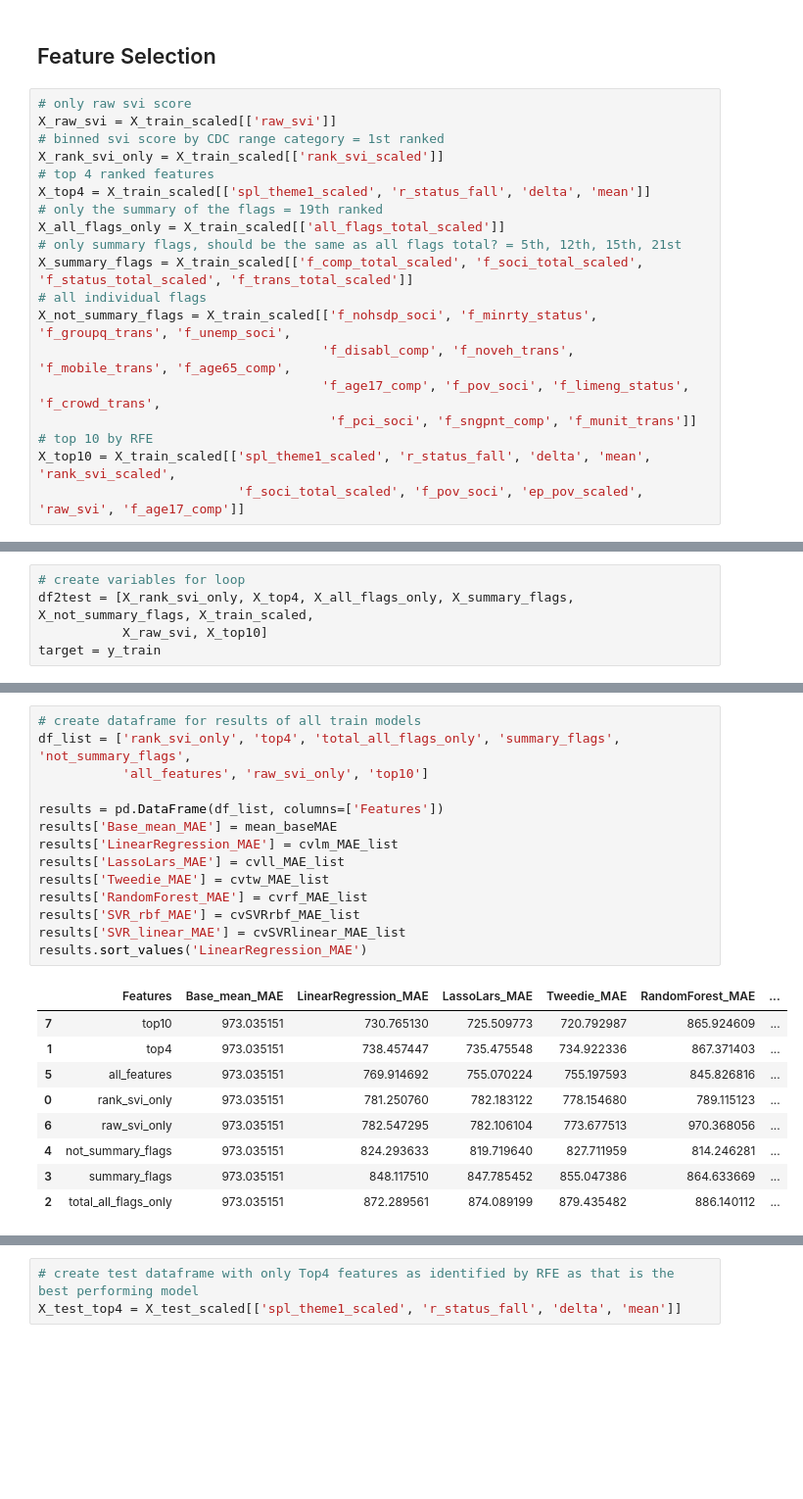
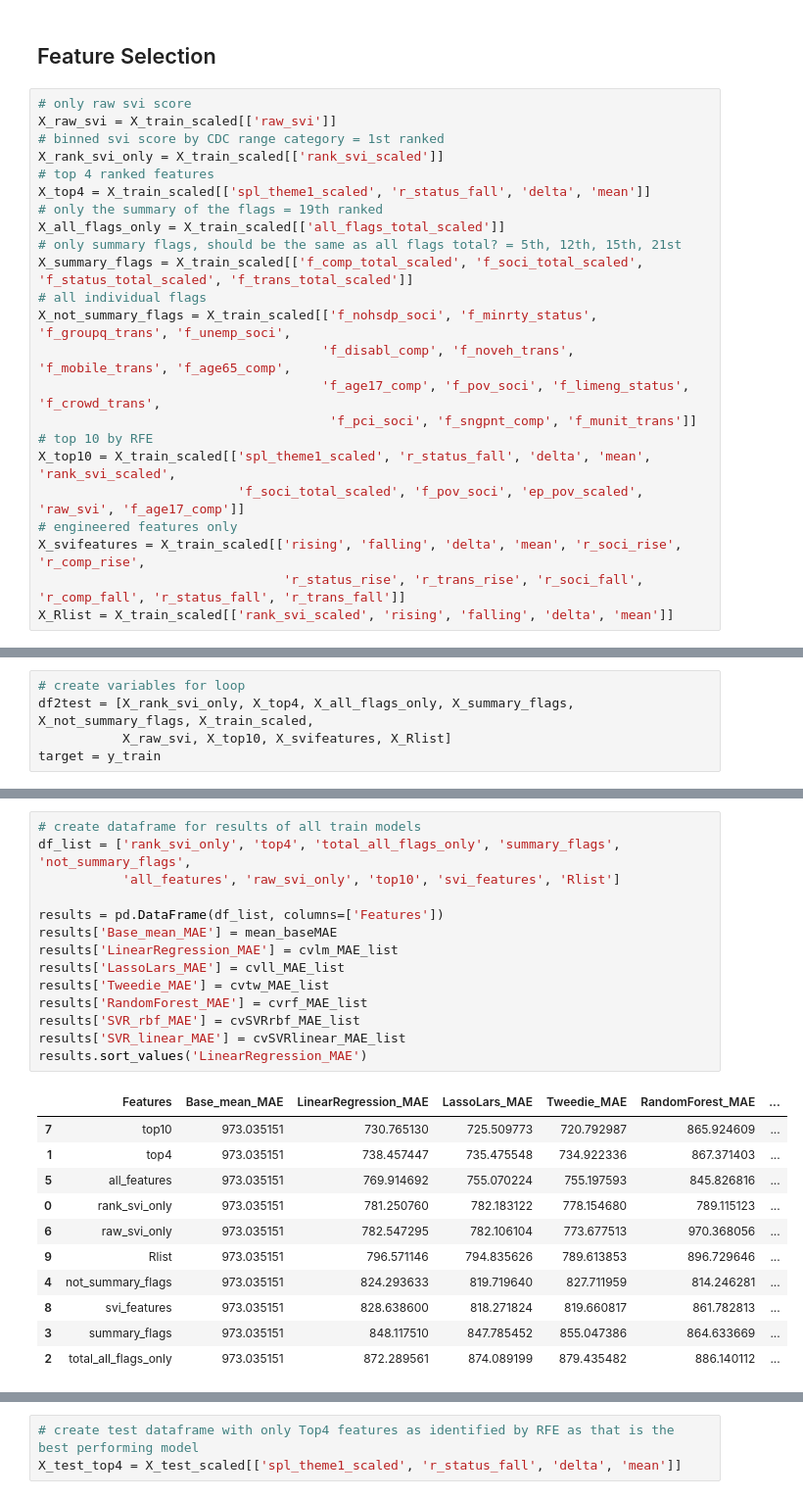
Before and after one commit to SVI-Capstone/svi_capstone, a Jupyter notebook: mvp-sa.ipynb, the cells around one changed output, grey strips where cells are left out. Shown at 98% size. Saved outputs shown, nothing was run; the diff lists cells and outputs as text; blank space fills up the shorter version.

```diff
--- a/mvp-sa.ipynb
+++ b/mvp-sa.ipynb
@@ -276,4 +276,8 @@ X_not_summary_flags = X_train_scaled[['f_nohsdp_soci', 'f_minrty_status', 'f_gro
 # top 10 by RFE
 X_top10 = X_train_scaled[['spl_theme1_scaled', 'r_status_fall', 'delta', 'mean', 'rank_svi_scaled',
                           'f_soci_total_scaled', 'f_pov_soci', 'ep_pov_scaled', 'raw_svi', 'f_age17_comp']]
+# engineered features only
+X_svifeatures = X_train_scaled[['rising', 'falling', 'delta', 'mean', 'r_soci_rise', 'r_comp_rise',
+                                'r_status_rise', 'r_trans_rise', 'r_soci_fall', 'r_comp_fall', 'r_status_fall', 'r_trans_fall']]
+X_Rlist = X_train_scaled[['rank_svi_scaled', 'rising', 'falling', 'delta', 'mean']]
 # %% [markdown]
@@ -285,7 +289,7 @@ X_top10 = X_train_scaled[['spl_theme1_scaled', 'r_status_fall', 'delta', 'mean',
 # %%
 # create variables for loop
 df2test = [X_rank_svi_only, X_top4, X_all_flags_only, X_summary_flags, X_not_summary_flags, X_train_scaled,
-           X_raw_svi, X_top10]
+           X_raw_svi, X_top10, X_svifeatures, X_Rlist]
 target = y_train
 # %%
 # Linear Regression Models
@@ -382,25 +398,27 @@ MAE: 919.083 (862.828)
 # %%
 # create dataframe for results of all train models
 df_list = ['rank_svi_only', 'top4', 'total_all_flags_only', 'summary_flags', 'not_summary_flags',
-           'all_features', 'raw_svi_only', 'top10']
+           'all_features', 'raw_svi_only', 'top10', 'svi_features', 'Rlist']
 
 results = pd.DataFrame(df_list, columns=['Features'])
 results['Base_mean_MAE'] = mean_baseMAE
 results['LinearRegression_MAE'] = cvlm_MAE_list
 results['LassoLars_MAE'] = cvll_MAE_list
 results['Tweedie_MAE'] = cvtw_MAE_list
 results['RandomForest_MAE'] = cvrf_MAE_list
 results['SVR_rbf_MAE'] = cvSVRrbf_MAE_list
 results['SVR_linear_MAE'] = cvSVRlinear_MAE_list
 results.sort_values('LinearRegression_MAE')
 # %% [output]
 |  | Features | Base_mean_MAE | LinearRegression_MAE | LassoLars_MAE | Tweedie_MAE | RandomForest_MAE | ... |
 | 7 | top10 | 973.035151 | 730.765130 | 725.509773 | 720.792987 | 865.924609 | ... |
 | 1 | top4 | 973.035151 | 738.457447 | 735.475548 | 734.922336 | 867.371403 | ... |
 | 5 | all_features | 973.035151 | 769.914692 | 755.070224 | 755.197593 | 845.826816 | ... |
 | 0 | rank_svi_only | 973.035151 | 781.250760 | 782.183122 | 778.154680 | 789.115123 | ... |
 | 6 | raw_svi_only | 973.035151 | 782.547295 | 782.106104 | 773.677513 | 970.368056 | ... |
+| 9 | Rlist | 973.035151 | 796.571146 | 794.835626 | 789.613853 | 896.729646 | ... |
 | 4 | not_summary_flags | 973.035151 | 824.293633 | 819.719640 | 827.711959 | 814.246281 | ... |
+| 8 | svi_features | 973.035151 | 828.638600 | 818.271824 | 819.660817 | 861.782813 | ... |
 | 3 | summary_flags | 973.035151 | 848.117510 | 847.785452 | 855.047386 | 864.633669 | ... |
 | 2 | total_all_flags_only | 973.035151 | 872.289561 | 874.089199 | 879.435482 | 886.140112 | ... |
 # %% [markdown]
```
Also changed, not shown: parts of 26 cells of this notebook, 1 other file.
